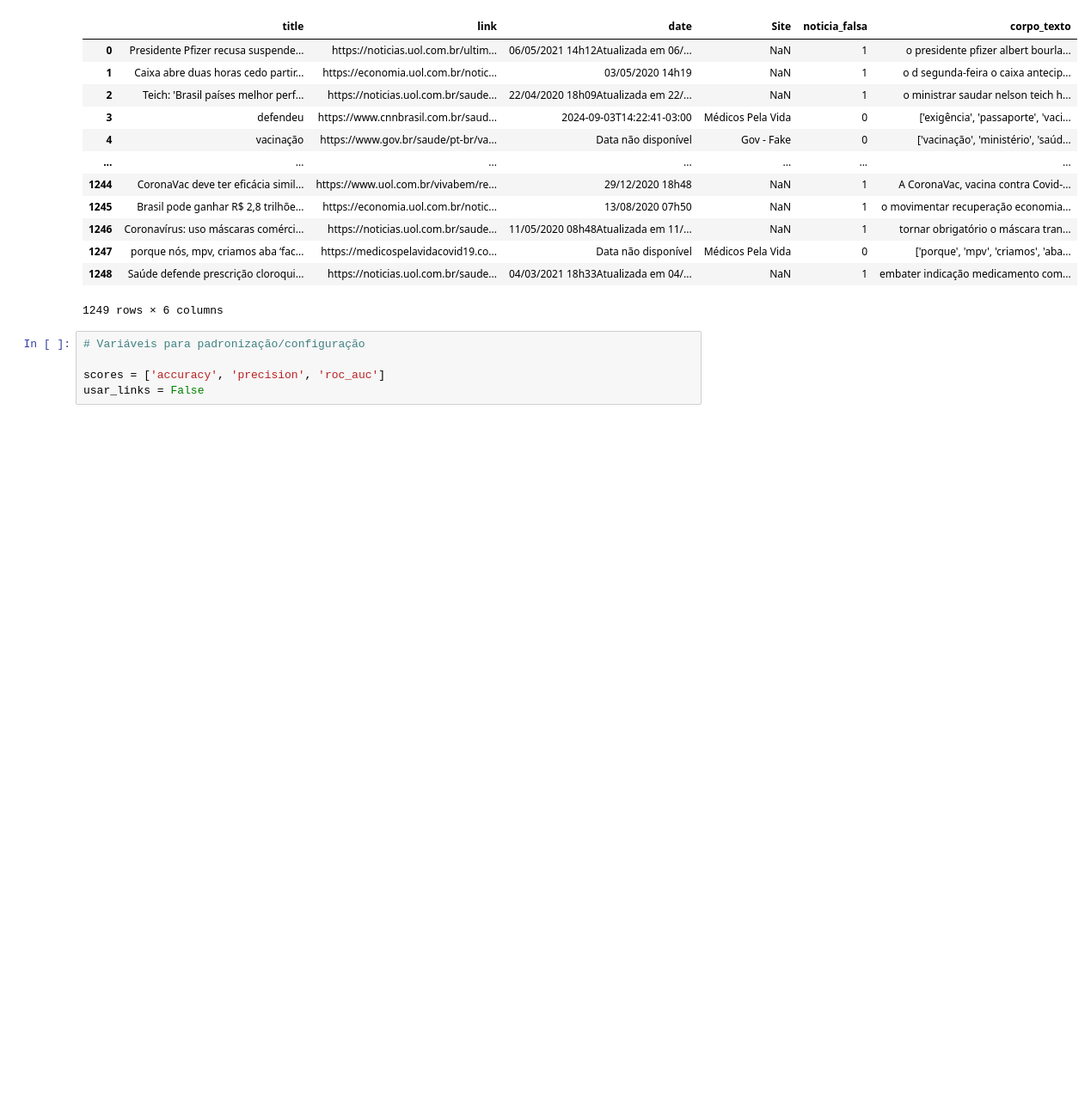
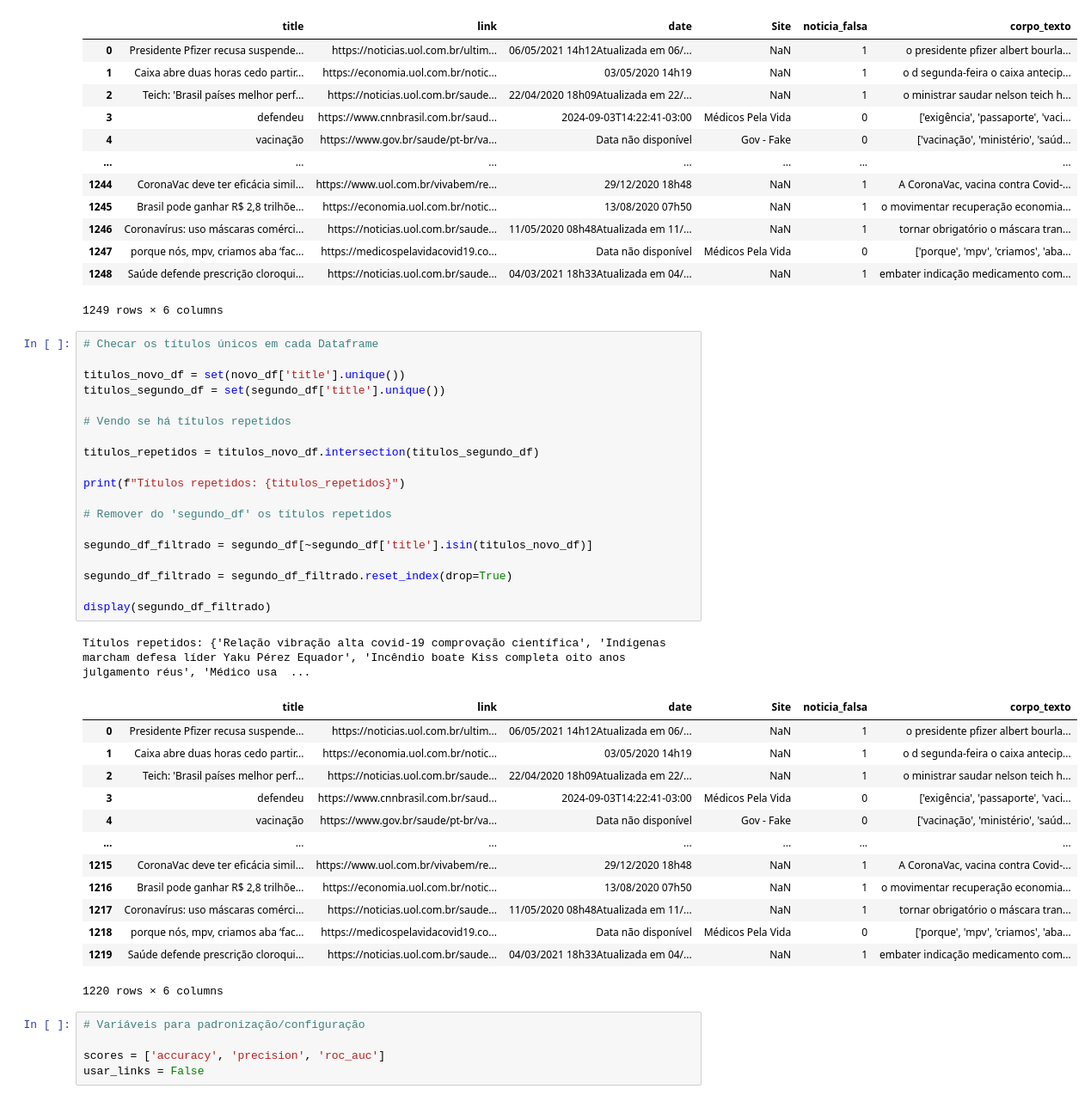
Before and after one commit to Thomazellinho/tcc_noticiasfalsas_ilum, a Jupyter notebook: tcc_2/teste_2.ipynb, the cells around one changed output. Shown at 86% size. Saved outputs shown, nothing was run; the diff lists cells and outputs as text; blank space fills up the shorter version.

Commit message:
Checando se há títulos repetidos

```diff
--- a/tcc_2/teste_2.ipynb
+++ b/tcc_2/teste_2.ipynb
@@ -125,6 +125,40 @@ display(segundo_df)
 | 1247 | porque nós, mpv, criamos aba ‘fac... | https://medicospelavidacovid19.co... | Data não disponível | Médicos Pela Vida | 0 | ['porque', 'mpv', 'criamos', 'aba... |
 | 1248 | Saúde defende prescrição cloroqui... | https://noticias.uol.com.br/saude... | 04/03/2021 18h33Atualizada em 04/... | NaN | 1 | embater indicação medicamento com... |
 1249 rows × 6 columns
+# %%
+# Checar os títulos únicos em cada Dataframe
+
+titulos_novo_df = set(novo_df['title'].unique())
+titulos_segundo_df = set(segundo_df['title'].unique())
+
+# Vendo se há títulos repetidos
+
+titulos_repetidos = titulos_novo_df.intersection(titulos_segundo_df)
+
+print(f"Títulos repetidos: {titulos_repetidos}")
+
+# Remover do 'segundo_df' os títulos repetidos
+
+segundo_df_filtrado = segundo_df[~segundo_df['title'].isin(titulos_novo_df)]
+
+segundo_df_filtrado = segundo_df_filtrado.reset_index(drop=True)
+
+display(segundo_df_filtrado)
+# %% [output]
+Títulos repetidos: {'Relação vibração alta covid-19 comprovação científica', 'Indígenas marcham defesa líder Yaku Pérez Equador', 'Incêndio boate Kiss completa oito anos julgamento réus', 'Médico usa  ...
+|  | title | link | date | Site | noticia_falsa | corpo_texto |
+| 0 | Presidente Pfizer recusa suspende... | https://noticias.uol.com.br/ultim... | 06/05/2021 14h12Atualizada em 06/... | NaN | 1 | o presidente pfizer albert bourla... |
+| 1 | Caixa abre duas horas cedo partir... | https://economia.uol.com.br/notic... | 03/05/2020 14h19 | NaN | 1 | o d segunda-feira o caixa antecip... |
+| 2 | Teich: 'Brasil países melhor perf... | https://noticias.uol.com.br/saude... | 22/04/2020 18h09Atualizada em 22/... | NaN | 1 | o ministrar saudar nelson teich h... |
+| 3 | defendeu | https://www.cnnbrasil.com.br/saud... | 2024-09-03T14:22:41-03:00 | Médicos Pela Vida | 0 | ['exigência', 'passaporte', 'vaci... |
+| 4 | vacinação | https://www.gov.br/saude/pt-br/va... | Data não disponível | Gov - Fake | 0 | ['vacinação', 'ministério', 'saúd... |
+| ... | ... | ... | ... | ... | ... | ... |
+| 1215 | CoronaVac deve ter eficácia simil... | https://www.uol.com.br/vivabem/re... | 29/12/2020 18h48 | NaN | 1 | A CoronaVac, vacina contra Covid-... |
+| 1216 | Brasil pode ganhar R$ 2,8 trilhõe... | https://economia.uol.com.br/notic... | 13/08/2020 07h50 | NaN | 1 | o movimentar recuperação economia... |
+| 1217 | Coronavírus: uso máscaras comérci... | https://noticias.uol.com.br/saude... | 11/05/2020 08h48Atualizada em 11/... | NaN | 1 | tornar obrigatório o máscara tran... |
+| 1218 | porque nós, mpv, criamos aba ‘fac... | https://medicospelavidacovid19.co... | Data não disponível | Médicos Pela Vida | 0 | ['porque', 'mpv', 'criamos', 'aba... |
+| 1219 | Saúde defende prescrição cloroqui... | https://noticias.uol.com.br/saude... | 04/03/2021 18h33Atualizada em 04/... | NaN | 1 | embater indicação medicamento com... |
+1220 rows × 6 columns
 # %%
 # Variáveis para padronização/configuração
 
```
Also changed, not shown: parts of 6 cells of this notebook.
